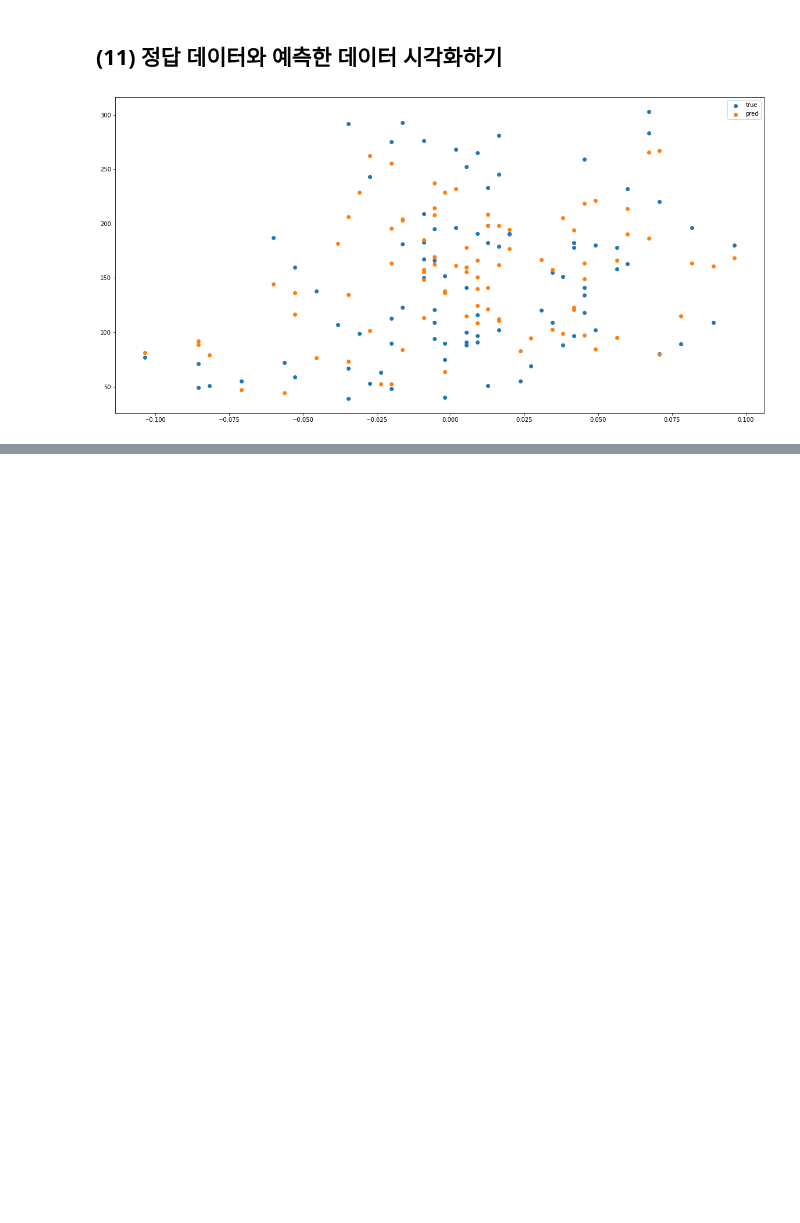
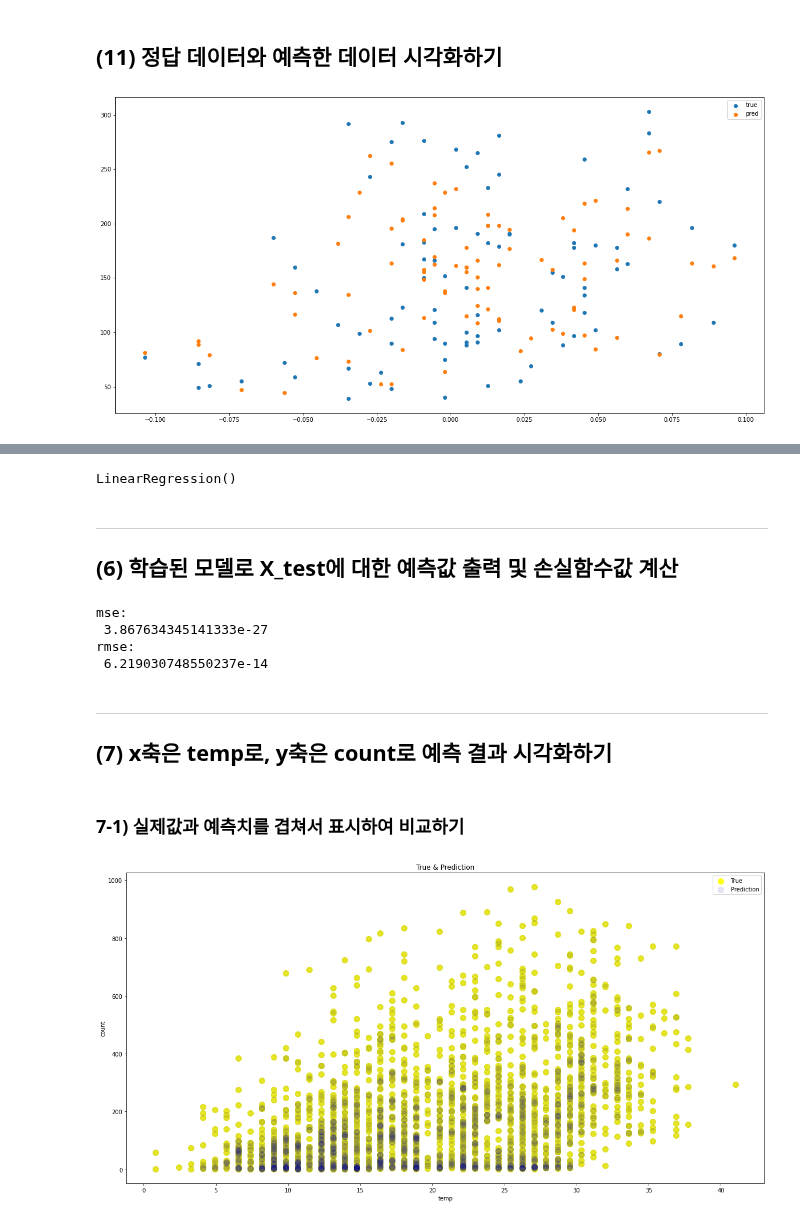
Before and after one commit to twelvesense/first-repository, a Jupyter notebook: ExplNode02.ipynb, the cells around one changed output, grey strips where cells are left out. Drawn from its saved outputs; the diff is of its cells as text; code cells hidden in the pictures; blank space fills up the shorter version.

```diff
--- a/ExplNode02.ipynb
+++ b/ExplNode02.ipynb
@@ -273,0 +441,2 @@ sample_data
+# %%
+X_train, X_test, y_train, y_test = train_test_split(X, y, test_size=0.2, random_state=12)
@@ -273,0 +446,35 @@ sample_data
+# %%
+model = LinearRegression()
+model.fit(X_train, y_train)
+# %% [output]
+LinearRegression()
+# %% [markdown]
+---
+## (6) 학습된 모델로 X_test에 대한 예측값 출력 및 손실함수값 계산
+# %%
+predictions = model.predict(X_test)
+mse = mean_squared_error(y_test, predictions)
+rmse = mse ** 0.5
+print("mse: \n", mse)
+print("rmse: \n", rmse)
+# %% [output]
+mse:
+ 3.867634345141333e-27
+rmse:
+ 6.219030748550237e-14
+# %% [markdown]
+---
+## (7) x축은 temp로, y축은 count로 예측 결과 시각화하기
+# %% [markdown]
+### 7-1) 실제값과 예측치를 겹쳐서 표시하여 비교하기
+# %%
+plt.rcParams["figure.figsize"] = (20, 10)
+plt.scatter(X_test[:, 4], y_test, s=100, c='#ffff00', alpha=0.9, label="True")
+plt.scatter(X_test[:, 4], predictions, s=100, c='#000099', alpha=0.1, label="Prediction")
+plt.legend()
+plt.title('True & Prediction')
+plt.xlabel('temp')
+plt.ylabel('count')
+plt.show(기
+# %% [output]
+[figure, added]
```
Also changed, not shown: parts of 44 cells of this notebook.
